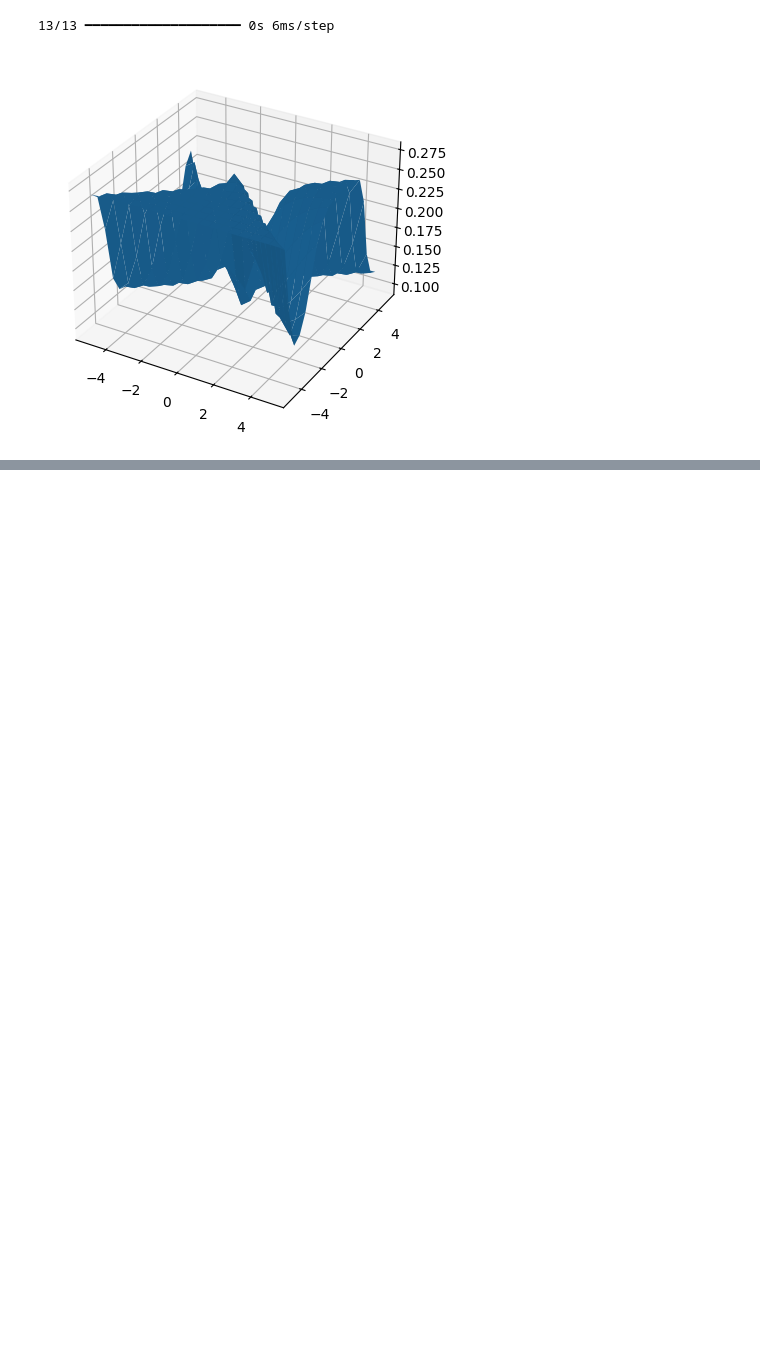
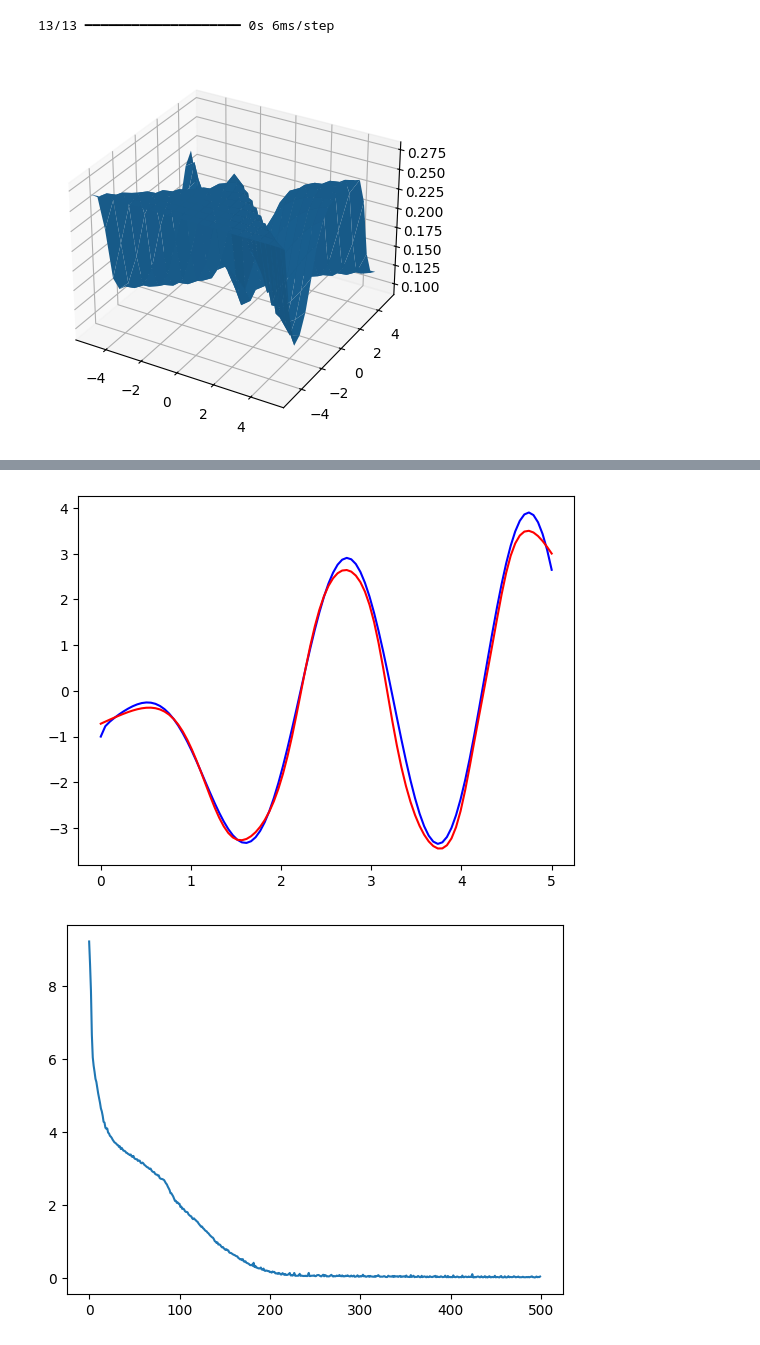
Before and after one commit to jordanlavenant/TP1-modelisation, a Jupyter notebook: TP1_1.6.ipynb, the cells around one changed output, grey strips where cells are left out. Cells and saved outputs as stored; diff of their text form; code cells hidden in the pictures; blank space fills up the shorter version.

```diff
--- a/TP1_1.6.ipynb
+++ b/TP1_1.6.ipynb
@@ -81,0 +102,16 @@ plt.show()
+# %%
+# Partie B. Réseau
+
+model = Sequential()
+
+p = 10
+model.add(Dense(p, input_dim=1, activation='tanh'))
+model.add(Dense(p, activation='tanh'))
+model.add(Dense(p, activation='tanh'))
+model.add(Dense(p, activation='tanh'))
+model.add(Dense(1, activation='linear'))
+# %%
+# Méthode de gradient : descente de gradient classique
+
+model.compile(loss='mean_squared_error')
+print(model.summary())
@@ -81,0 +137,11 @@ plt.show()
+# %%
+# Partie C. Apprentissage
+
+# On initialise d'abord les poids aléatoirement (car nous voulons faire plusieurs
+#essais d'apprentissage en repartant de zero à chaque fois) :
+
+random_weights = [np.random.normal(size=w.shape) for w in model.get_weights()]
+model.set_weights(random_weights)
+
+# On lance l'apprentissage (par descente de gradient)
+history = model.fit(X_train, Y_train, epochs=500)
@@ -81,0 +166,14 @@ plt.show()
+# %%
+# Partie D. Visualisation
+
+# Affichage de la fonction et de son approximation
+Y_predict = model.predict(X_train)
+
+plt.plot(X_train, Y_train, color='blue')
+plt.plot(X_train, Y_predict, color='red')
+plt.show()
+
+# Affichage de l'erreur au fil des époques
+plt.plot(history.history['loss'])
+plt.show()
+# %% [output]
@@ -81,0 +181,2 @@ plt.show()
+[figure, added]
+[figure, added]
```
Also changed, not shown: parts of 12 cells of this notebook.
